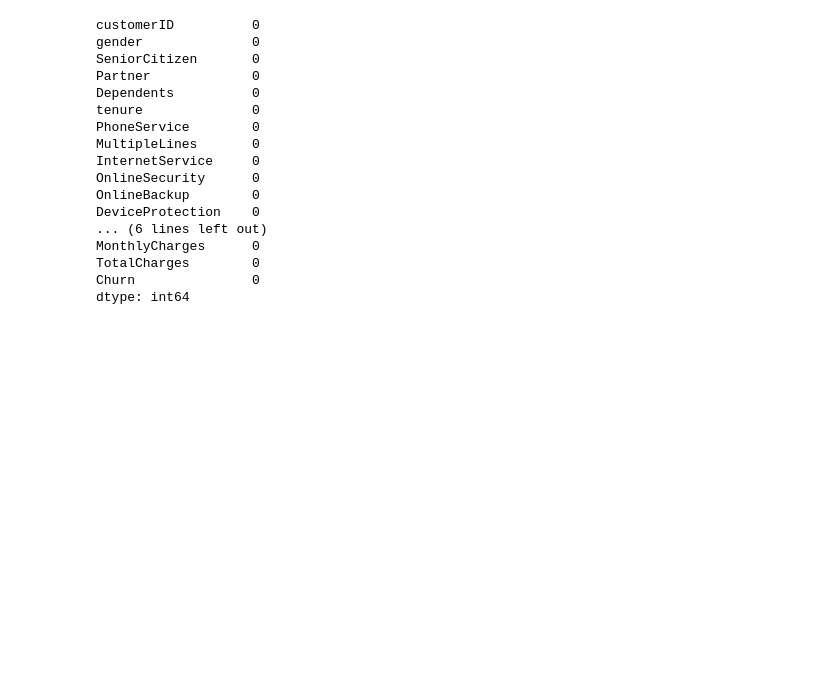
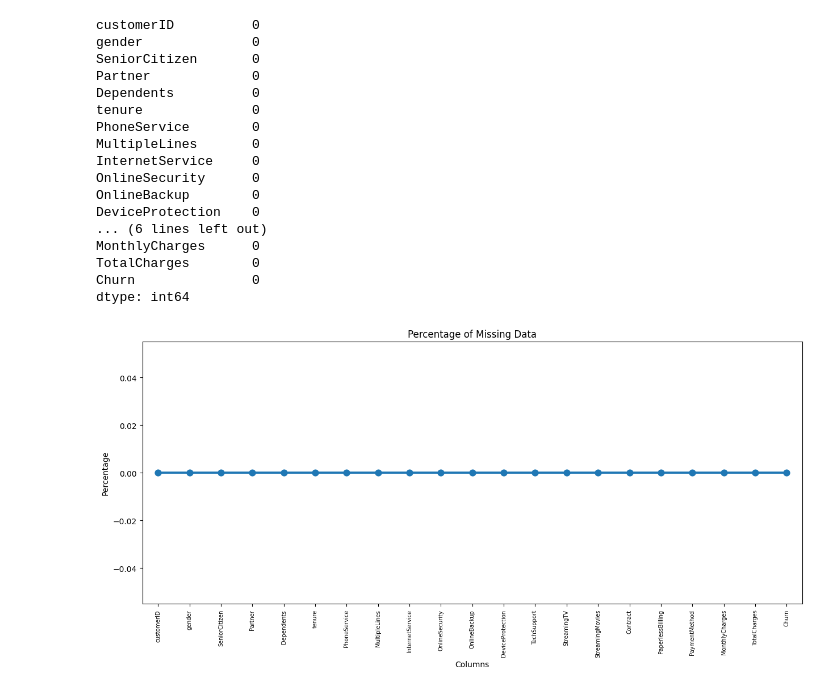
Before and after one commit to mdzaheerjk/Telecom-Customer-Churn-Prediction-using-Machine-Learning, a Jupyter notebook: Telecom-Customer-Churn-Prediction-using-Machine-Learning/Data_PreProcessing.ipynb, the cells around one changed output. Cells and saved outputs as stored; diff of their text form; code cells hidden in the pictures; blank space fills up the shorter version.

```diff
--- a/Telecom-Customer-Churn-Prediction-using-Machine-Learning/Data_PreProcessing.ipynb
+++ b/Telecom-Customer-Churn-Prediction-using-Machine-Learning/Data_PreProcessing.ipynb
@@ -168,3 +168,13 @@ MonthlyCharges      0
 TotalCharges        0
 Churn               0
 dtype: int64
+# %%
+missing=pd.DataFrame(df.isnull().sum()*100/df.shape[0]).reset_index()
+missing.columns=["Columns","Percentage"]
+plt.figure(figsize=(15,6))
+sns.pointplot(data=missing,x='Columns',y='Percentage')
+plt.xticks(rotation=90,fontsize=7)
+plt.title("Percentage of Missing Data")
+plt.show()
+# %% [output]
+[figure, added]
```
Also changed, not shown: parts of 15 cells of this notebook.
